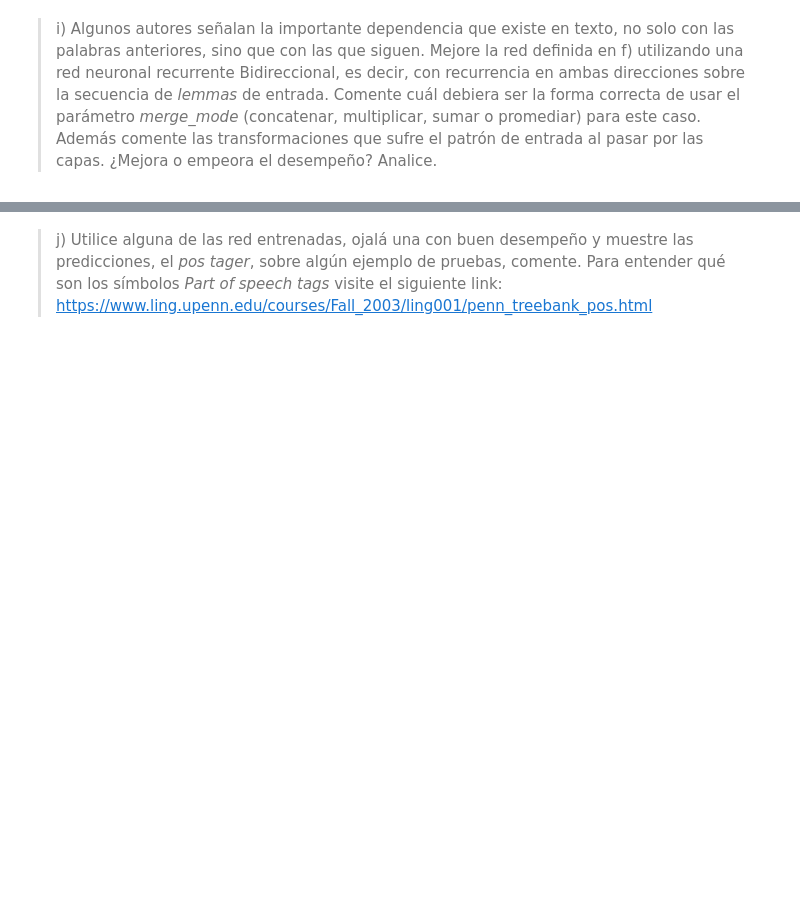
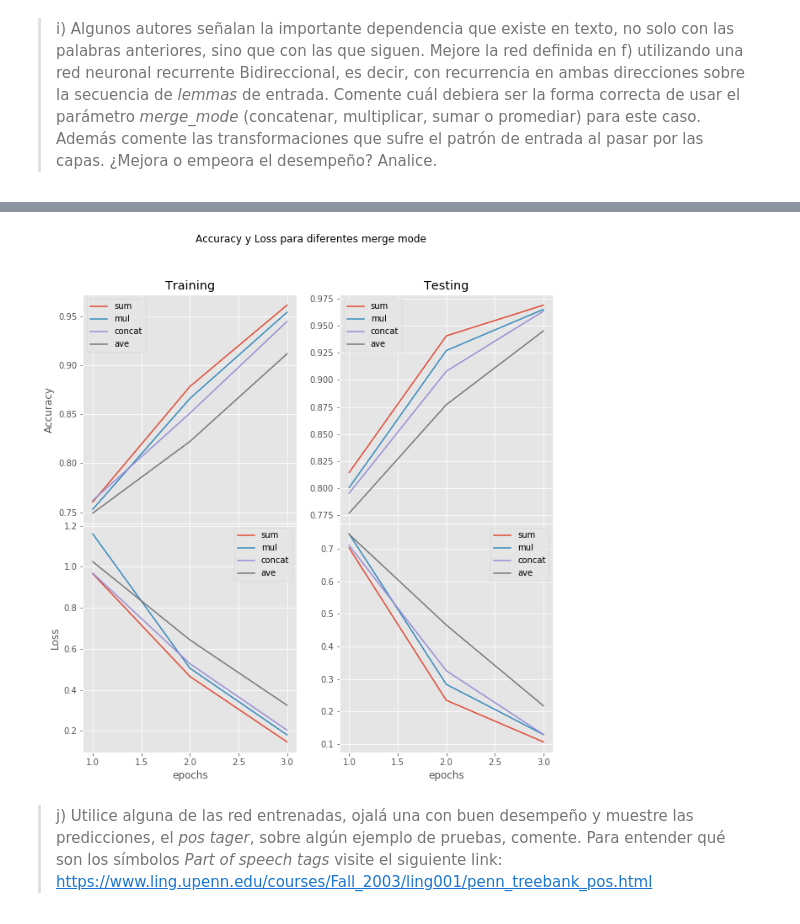
Before and after one commit to MrSutra/NeuralNetworks-2, a Jupyter notebook: Pregunta 2.ipynb, the cells around one changed output, grey strips where cells are left out. Cells and saved outputs as stored; diff of their text form; code cells hidden in the pictures; blank space fills up the shorter version.

```diff
--- a/Pregunta 2.ipynb
+++ b/Pregunta 2.ipynb
@@ -427,0 +453,25 @@ model.fit(X_train, y_train, validation_data=(X_test, y_test), nb_epoch=3, batch_
+# %%
+for i in range(len(modes)):
+    print("Mode: {}\tLoss: {:.3f}\tAcc: {:.3f}\tTiempo: {:.1f}"
+          .format(modes[i],scores[i][0],scores[i][1],times[i]))
+
+fig, axes = plt.subplots(nrows=2, ncols=2, figsize=(10,10))
+fig.subplots_adjust(hspace=0)
+for i, mode in enumerate(modes):
+    axes[0,0].plot(range(1,4), hists[i].history['acc'], label=mode)
+    axes[0,1].plot(range(1,4), hists[i].history['val_acc'], label=mode)
+    axes[1,0].plot(range(1,4), hists[i].history['loss'], label=mode)
+    axes[1,1].plot(range(1,4), hists[i].history['val_loss'], label=mode)
+axes[1,0].set_xlabel("epochs")
+axes[1,1].set_xlabel("epochs")
+axes[0,0].set_ylabel("Accuracy")
+axes[1,0].set_ylabel("Loss")
+axes[0,0].set_title("Training")
+axes[0,1].set_title("Testing")
+axes[0,0].legend()
+axes[0,1].legend()
+axes[1,0].legend()
+axes[1,1].legend()
+plt.suptitle("Accuracy y Loss para diferentes merge mode")
+plt.show()
+# %% [output]
@@ -428,2 +482,3 @@ model.fit(X_train, y_train, validation_data=(X_test, y_test), nb_epoch=3, batch_
+[figure, added]
 # %% [markdown]
 > j) Utilice alguna de las red entrenadas, ojalá una con buen desempeño y muestre las predicciones, el *pos tager*, sobre algún ejemplo de pruebas, comente. Para entender qué son los símbolos *Part of speech tags* visite el siguiente link: https://www.ling.upenn.edu/courses/Fall_2003/ling001/penn_treebank_pos.html
```
Also changed, not shown: parts of 7 cells of this notebook.
